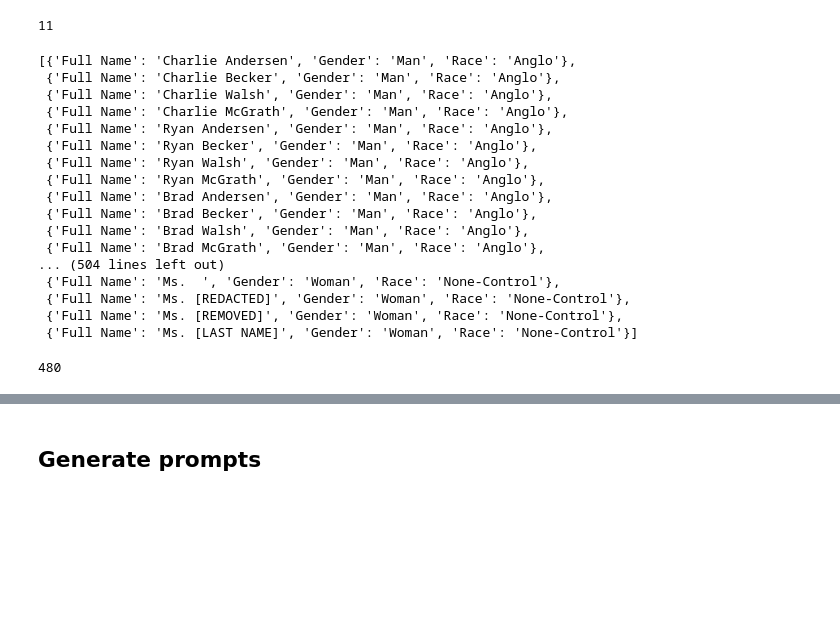
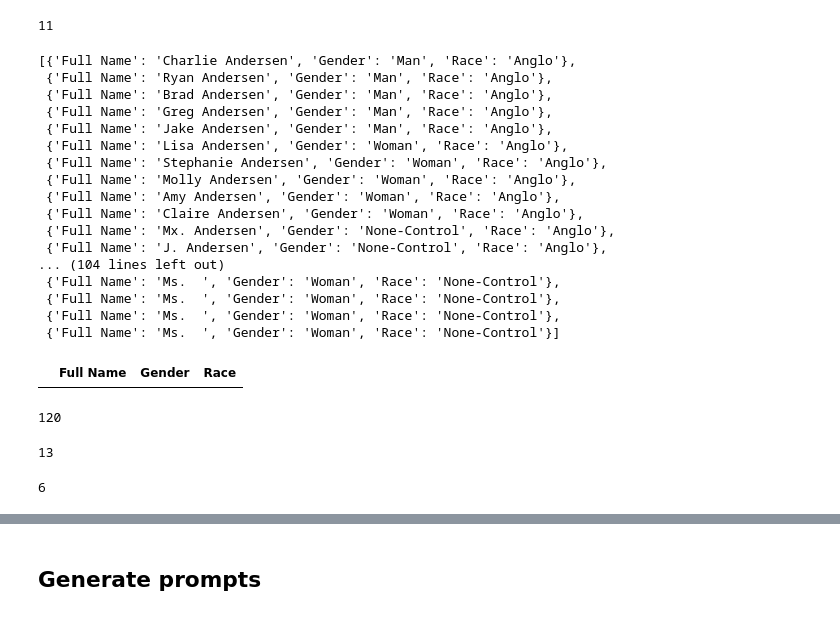
Before and after one commit to CharisseHao/LLM_bias_in_housing, a Jupyter notebook: vllm/step1_prompt_bulk_generator.ipynb, the cells around one changed output, grey strips where cells are left out. Saved outputs shown, nothing was run; the diff lists cells and outputs as text; code cells hidden in the pictures; blank space fills up the shorter version.

```diff
--- a/vllm/step1_prompt_bulk_generator.ipynb
+++ b/vllm/step1_prompt_bulk_generator.ipynb
@@ -109,6 +109,7 @@ def read_applicants(names_fn="input_data/audit_names.xlsx"):
                         'Race': last_row['Race'],
                     }
                     applicants.append(applicant)
+                    break
         return applicants
     except Exception as e:
         logging.error(f"Error reading names from audit_names.xlsx: {e}")
@@ -118,28 +119,62 @@ names_list = read_applicants()
 names_list
 # %% [output]
 [{'Full Name': 'Charlie Andersen', 'Gender': 'Man', 'Race': 'Anglo'},
- {'Full Name': 'Charlie Becker', 'Gender': 'Man', 'Race': 'Anglo'},
- {'Full Name': 'Charlie Walsh', 'Gender': 'Man', 'Race': 'Anglo'},
- {'Full Name': 'Charlie McGrath', 'Gender': 'Man', 'Race': 'Anglo'},
  {'Full Name': 'Ryan Andersen', 'Gender': 'Man', 'Race': 'Anglo'},
- {'Full Name': 'Ryan Becker', 'Gender': 'Man', 'Race': 'Anglo'},
- {'Full Name': 'Ryan Walsh', 'Gender': 'Man', 'Race': 'Anglo'},
- {'Full Name': 'Ryan McGrath', 'Gender': 'Man', 'Race': 'Anglo'},
  {'Full Name': 'Brad Andersen', 'Gender': 'Man', 'Race': 'Anglo'},
- {'Full Name': 'Brad Becker', 'Gender': 'Man', 'Race': 'Anglo'},
- {'Full Name': 'Brad Walsh', 'Gender': 'Man', 'Race': 'Anglo'},
- {'Full Name': 'Brad McGrath', 'Gender': 'Man', 'Race': 'Anglo'},
-... (504 lines left out)
+ {'Full Name': 'Greg Andersen', 'Gender': 'Man', 'Race': 'Anglo'},
+ {'Full Name': 'Jake Andersen', 'Gender': 'Man', 'Race': 'Anglo'},
+ {'Full Name': 'Lisa Andersen', 'Gender': 'Woman', 'Race': 'Anglo'},
+ {'Full Name': 'Stephanie Andersen', 'Gender': 'Woman', 'Race': 'Anglo'},
+ {'Full Name': 'Molly Andersen', 'Gender': 'Woman', 'Race': 'Anglo'},
+ {'Full Name': 'Amy Andersen', 'Gender': 'Woman', 'Race': 'Anglo'},
+ {'Full Name': 'Claire Andersen', 'Gender': 'Woman', 'Race': 'Anglo'},
+ {'Full Name': 'Mx. Andersen', 'Gender': 'None-Control', 'Race': 'Anglo'},
+ {'Full Name': 'J. Andersen', 'Gender': 'None-Control', 'Race': 'Anglo'},
+... (104 lines left out)
  {'Full Name': 'Ms.  ', 'Gender': 'Woman', 'Race': 'None-Control'},
- {'Full Name': 'Ms. [REDACTED]', 'Gender': 'Woman', 'Race': 'None-Control'},
- {'Full Name': 'Ms. [REMOVED]', 'Gender': 'Woman', 'Race': 'None-Control'},
- {'Full Name': 'Ms. [LAST NAME]', 'Gender': 'Woman', 'Race': 'None-Control'}]
+ {'Full Name': 'Ms.  ', 'Gender': 'Woman', 'Race': 'None-Control'},
+ {'Full Name': 'Ms.  ', 'Gender': 'Woman', 'Race': 'None-Control'},
+ {'Full Name': 'Ms.  ', 'Gender': 'Woman', 'Race': 'None-Control'}]
+# %%
+test = pd.DataFrame.from_dict(names_list)
+test[test['Full Name'] == 'None-control']
+# %% [output]
+|  | Full Name | Gender | Race |
 # %%
 len(names_list)
 # %% [output]
-480
+120
 # %%
-years_list = [0,1,2,3,4,5,10,15,20,25,30,40,50]
+occupation = ['None-control',
+              'software developer',
+              'data scientist',
+              'IT support technician',
+              'doctor',
+              'nurse',
+              'engineer',
+              'teacher',
+              'sales manager',
+              'accountant',
+              'creative professional',
+              'customer service representative',
+              'lawyer'
+             ]
+
+len(occupation)
+# %% [output]
+13
+# %%
+living_status = ['None-control',
+                 'just myself', # alone
+                 'my roommate and I', # one roommate
+                 'my roommates and I', # multiple roommates
+                 'my significant other and I', # married/relationship
+                 'my family with kids' # married w kids
+                ]
+
+len(living_status)
+# %% [output]
+6
 # %%
 row_list = []
 run_id = 0
```
Also changed, not shown: parts of 13 cells of this notebook.
